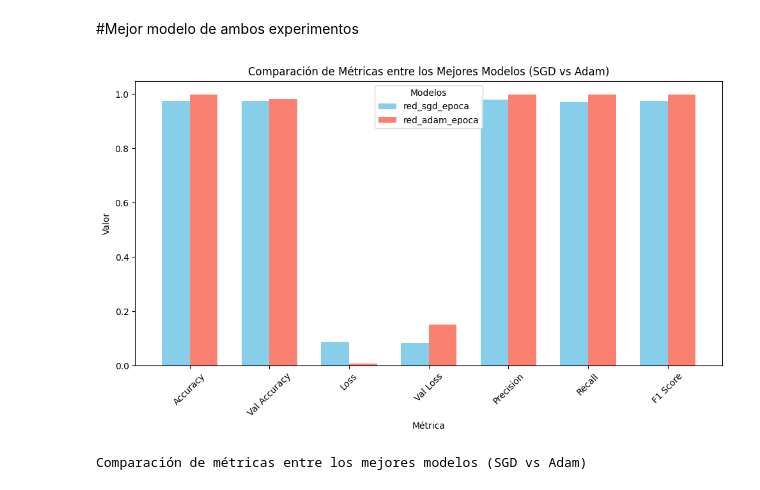
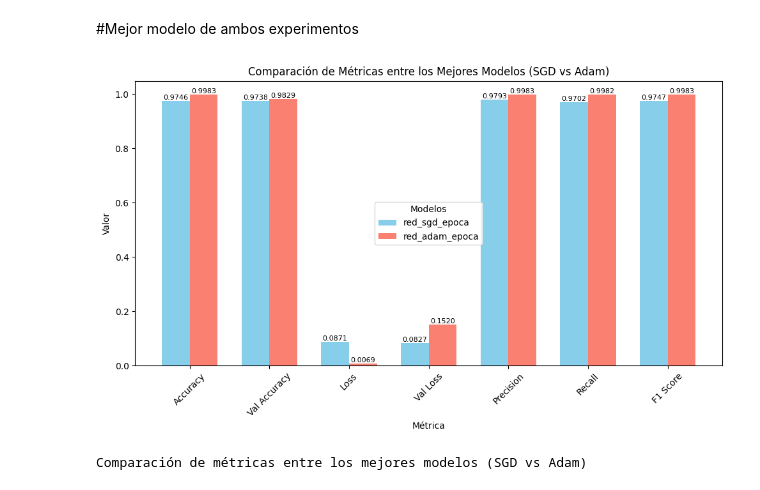
Before and after one commit to Nicolas-Nav/DeepLearning, a Jupyter notebook: DLY0100_Entrega_1_DeepLe_(2).ipynb, the cells around one changed output. Saved outputs shown, nothing was run; the diff lists cells and outputs as text; code cells hidden in the pictures.

Commit message:
parámetros mejor modelo

```diff
--- a/DLY0100_Entrega_1_DeepLe_(2).ipynb
+++ b/DLY0100_Entrega_1_DeepLe_(2).ipynb
@@ -1910,31 +1910,41 @@ Por todo lo anterior, red_adam_epoca se destaca como el modelo elegido, siendo e
 # %%
 # Crear un DataFrame con las métricas
 comparacion_modelos = pd.DataFrame({
     'Métrica': ['Accuracy', 'Val Accuracy', 'Loss', 'Val Loss', 'Precision', 'Recall', 'F1 Score'],
     nombre_mejor_modelo: [acc, val_acc, loss, val_loss, precision, recall, f1_score],
     nombre_mejor_modelo_adam: [acc_adam, val_acc_adam, loss_adam, val_loss_adam, precision_adam, recall_adam, f1_score_adam]
 })
 
 # Configuración del gráfico
 plt.figure(figsize=(10, 6))
 bar_width = 0.35
 index = range(len(comparacion_modelos))
 
-plt.bar(index, comparacion_modelos[nombre_mejor_modelo], bar_width, label=nombre_mejor_modelo, color='skyblue')
-plt.bar([i + bar_width for i in index], comparacion_modelos[nombre_mejor_modelo_adam], bar_width, label=nombre_mejor_modelo_adam, color='salmon')
+# Barras
+bars1 = plt.bar(index, comparacion_modelos[nombre_mejor_modelo], bar_width, label=nombre_mejor_modelo, color='skyblue')
+bars2 = plt.bar([i + bar_width for i in index], comparacion_modelos[nombre_mejor_modelo_adam], bar_width, label=nombre_mejor_modelo_adam, color='salmon')
+
+# Añadir etiquetas en la cúspide de cada barra
+for bar in bars1:
+    height = bar.get_height()
+    plt.text(bar.get_x() + bar.get_width() / 2, height, f'{height:.4f}', ha='center', va='bottom', fontsize=8)
+
+for bar in bars2:
+    height = bar.get_height()
+    plt.text(bar.get_x() + bar.get_width() / 2, height, f'{height:.4f}', ha='center', va='bottom', fontsize=8)
 
 # Etiquetas y títulos
 plt.xlabel('Métrica')
 plt.ylabel('Valor')
 plt.title('Comparación de Métricas entre los Mejores Modelos (SGD vs Adam)')
 plt.xticks([i + bar_width / 2 for i in index], comparacion_modelos['Métrica'], rotation=45)
 plt.legend(title='Modelos')
 plt.tight_layout()
 
 # Mostrar gráfico
 plt.show()
 # %% [output]
-[figure, old version]
+[figure, new version]
 # %%
 # Crear una tabla (DataFrame) con nombres reales de los modelos
 comparacion_modelos_tabla = pd.DataFrame({
```
Also changed, not shown: parts of 2 cells of this notebook.
